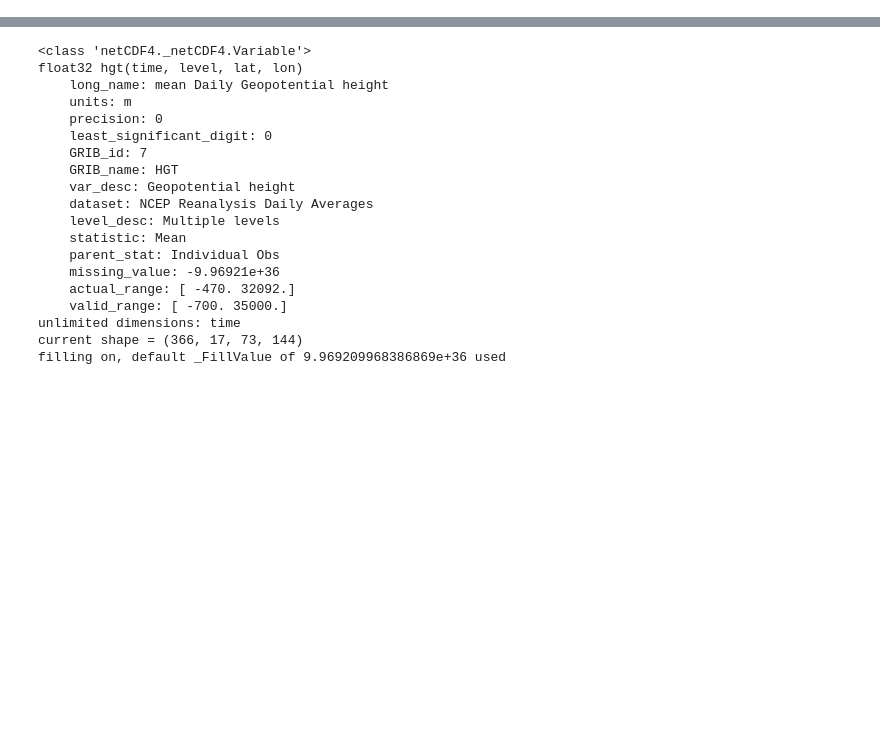
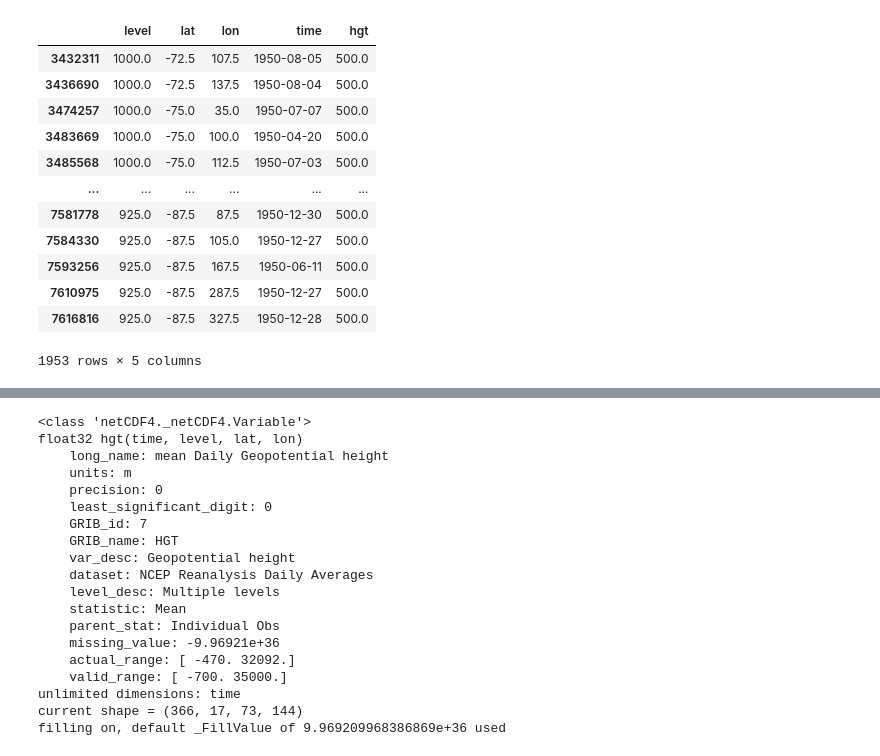
Before and after one commit to mglevitt/Replication_Project, a Jupyter notebook: notebooks/Read_Data.ipynb, the cells around one changed output, grey strips where cells are left out. Cells and saved outputs as stored; diff of their text form; code cells hidden in the pictures; blank space fills up the shorter version.

```diff
--- a/notebooks/Read_Data.ipynb
+++ b/notebooks/Read_Data.ipynb
@@ -15,4 +11,0 @@ import numpy as np
-# %%
-#reads the file
-f = netCDF4.Dataset('hgt.1948[1].nc')
-print(f)
@@ -39,0 +37,28 @@ dict_keys(['level', 'lat', 'lon', 'time', 'hgt'])
+# %%
+def read_nc_file(year):
+    try:
+        #reads the file
+        file_name = f'hgt.{year}.nc'
+        cwd = 'c:/Users/maxym/DSC180/replication_project/code/Replication_Project'
+        file_path = f'{cwd}/src/data/{file_name}'
+        ds = xr.open_dataset(file_path)
+        df = ds.to_dataframe()
+        #print(df.head())
+        #f = netCDF4.Dataset(file_path)
+        print(f'Successfully read data from {year}.')
+        return df
+    except:
+        print(f'Unexpected error while reading data from {year}.')
+
+
+def get_500_df(year):
+    try:
+        df = read_nc_file(year)
+        df = df.reset_index()
+        df_500 = df[df['hgt'] == 500]
+        print(f'Successfully got 500 mb data from {year}.')
+        return df_500
+    except:
+        print(f'Unexpected error while getting 500 mb data from {year}.')
+get_500_df(1950)
+# %% [output]
@@ -39,0 +67,13 @@ dict_keys(['level', 'lat', 'lon', 'time', 'hgt'])
+|  | level | lat | lon | time | hgt |
+| 3432311 | 1000.0 | -72.5 | 107.5 | 1950-08-05 | 500.0 |
+| 3436690 | 1000.0 | -72.5 | 137.5 | 1950-08-04 | 500.0 |
+| 3474257 | 1000.0 | -75.0 | 35.0 | 1950-07-07 | 500.0 |
+| 3483669 | 1000.0 | -75.0 | 100.0 | 1950-04-20 | 500.0 |
+| 3485568 | 1000.0 | -75.0 | 112.5 | 1950-07-03 | 500.0 |
+| ... | ... | ... | ... | ... | ... |
+| 7581778 | 925.0 | -87.5 | 87.5 | 1950-12-30 | 500.0 |
+| 7584330 | 925.0 | -87.5 | 105.0 | 1950-12-27 | 500.0 |
+| 7593256 | 925.0 | -87.5 | 167.5 | 1950-06-11 | 500.0 |
+| 7610975 | 925.0 | -87.5 | 287.5 | 1950-12-27 | 500.0 |
+| 7616816 | 925.0 | -87.5 | 327.5 | 1950-12-28 | 500.0 |
+1953 rows × 5 columns
```
Also changed, not shown: parts of 12 cells of this notebook, 5 other files.
